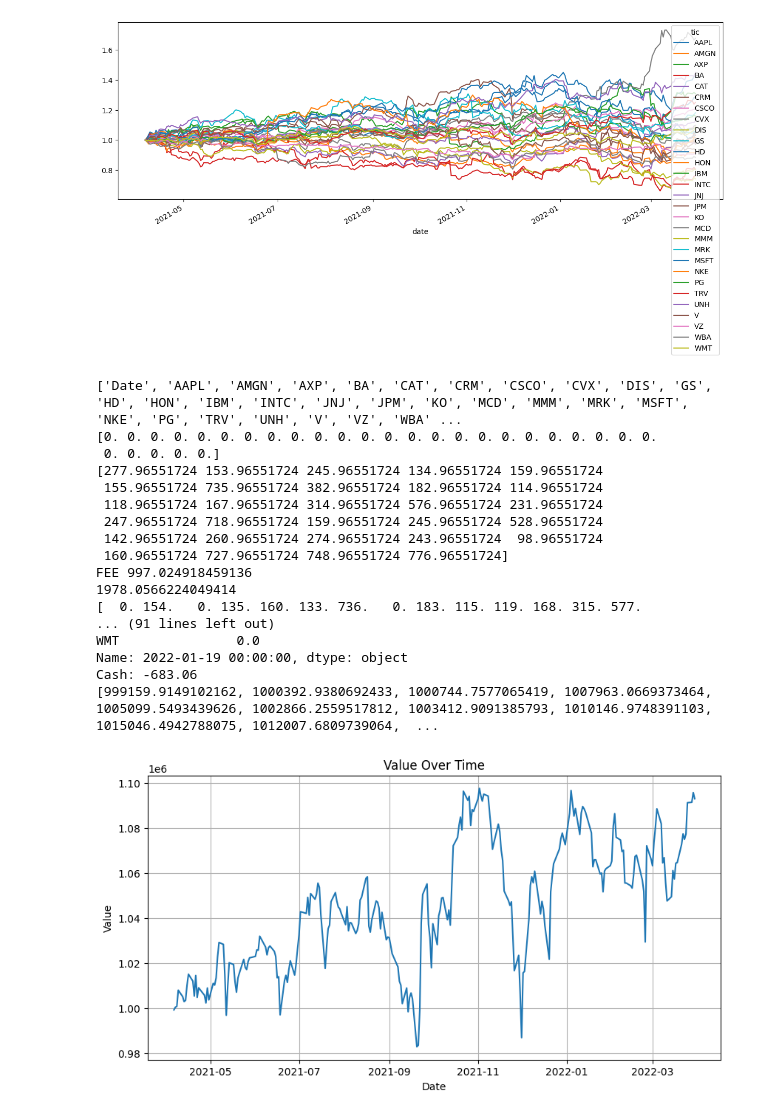
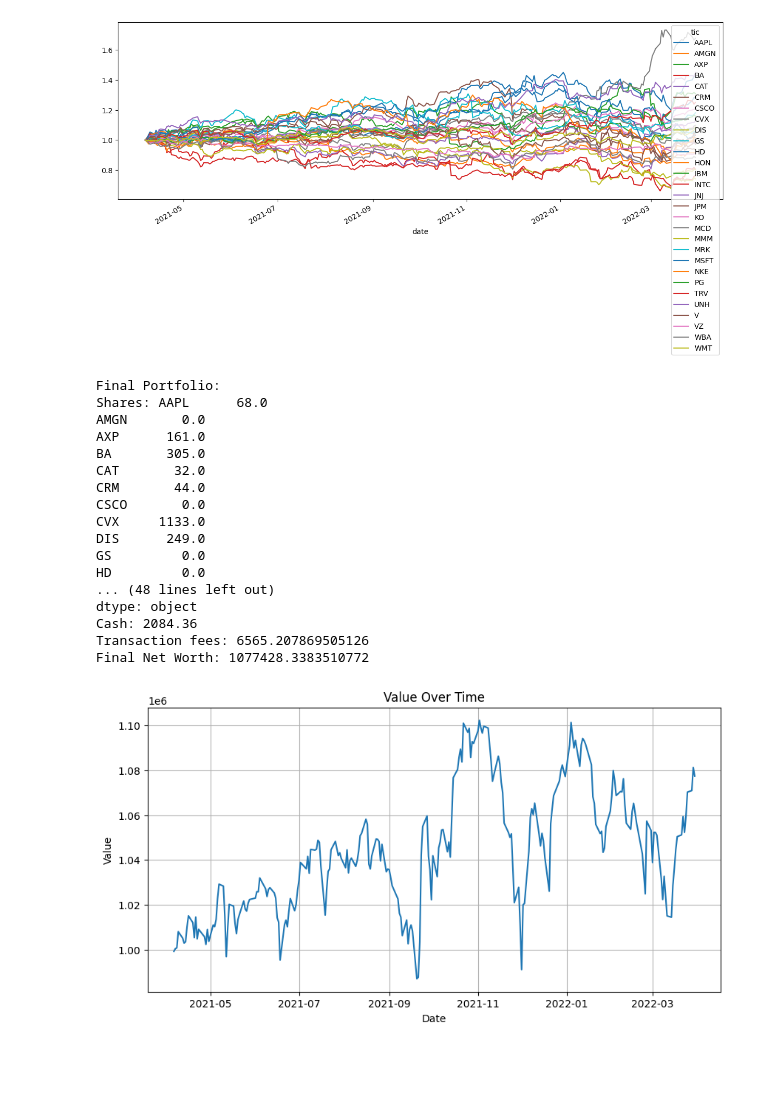
Before and after one commit to flpymonkey/Thesis, a Jupyter notebook: online_shares_olmar.ipynb, the cells around one changed output. Saved outputs shown, nothing was run; the diff lists cells and outputs as text; code cells hidden in the pictures; blank space fills up the shorter version.

```diff
--- a/online_shares_olmar.ipynb
+++ b/online_shares_olmar.ipynb
@@ -122,6 +122,8 @@ dtype: object
 # %%
 import numpy as np
 import pandas as pd
+
+transaction_fees=[]
 
 def calculate_sma(prices, window):
     return prices.rolling(window=window).mean()
@@ -144,7 +146,6 @@ def rebalance_portfolio_olmar(cash, shares, prices, window=10, eps=10):
 
     remaining_cash = cash
 
-    # if (rebalance):
     # Available amount for purchases of each stock, must factor in the transaction cost
     current_wealth = (np.sum(prices.iloc[-1] * shares) + cash) / (1 + transaction_cost)
 
@@ -155,20 +156,32 @@ def rebalance_portfolio_olmar(cash, shares, prices, window=10, eps=10):
 
     sell_shares = np.where(shares_to_change < 0, -shares_to_change, 0)
     buy_shares = np.where(shares_to_change > 0, shares_to_change, 0)
+    sale_amount = (np.sum(sell_shares * prices.iloc[-1]) + np.sum(buy_shares * prices.iloc[-1]))
+    transaction_fee = (np.sum(sell_shares * prices.iloc[-1]) + np.sum(buy_shares * prices.iloc[-1])) * transaction_cost
 
-    print(sell_shares)
+    # Test a shrinkage factor
+    pending_transaction = cash + np.sum(sell_shares * prices.iloc[-1]) - np.sum(buy_shares * prices.iloc[-1]) - transaction_fee
+
+    # We are about to go negative on cash, need to use the shrink factor
+    if (pending_transaction < 0):
+        shrink_factor = (np.sum(prices.iloc[-1] * shares) + cash) / ((1 + transaction_cost) * sale_amount )
+        shares_to_change = np.floor(shares_to_change * shrink_factor)
+
+    # Readjusted to the shrink factor if needed
+    sell_shares = np.where(shares_to_change < 0, -shares_to_change, 0)
+    buy_shares = np.where(shares_to_change > 0, shares_to_change, 0)
+    sale_amount = (np.sum(sell_shares * prices.iloc[-1]) + np.sum(buy_shares * prices.iloc[-1]))
+    transaction_fee = (np.sum(sell_shares * prices.iloc[-1]) + np.sum(buy_shares * prices.iloc[-1])) * transaction_cost
 
     cash += np.sum(sell_shares * prices.iloc[-1])
     cash -= np.sum(buy_shares * prices.iloc[-1])
 
-    transaction_fee = (np.sum(sell_shares * prices.iloc[-1]) + np.sum(buy_shares * prices.iloc[-1])) * transaction_cost
-    shares = target_shares
+    shares = shares + shares_to_change
     remaining_cash = cash - transaction_fee
 
-    print("FEE", transaction_fee)
+    transaction_fees.append(transaction_fee)
 
-    print(remaining_cash)
-    #assert remaining_cash >= 0, "Cash went negative"
+    assert remaining_cash >= 0, "Cash went negative"
 
     return shares, remaining_cash, weights
 
@@ -176,7 +189,6 @@ def rebalance_portfolio_olmar(cash, shares, prices, window=10, eps=10):
 transaction_cost = 0.001
 
 new_column_names = ['Date'] + [f'{col}' for col in pivot_df.columns]
-print(new_column_names)
 
 # Convert to the desired format
 X = pivot_df.reset_index()
@@ -199,52 +211,54 @@ for idx, row in X.iterrows():
 
     # Reset the index as needed
     if (rebalance_i % rebalance_iter == 0):
         portfolio_shares, portfolio_cash, target_weights = rebalance_portfolio_olmar(
         portfolio_cash,
         portfolio_shares,
         X.set_index('Date').iloc[:idx+1],
         window=5,
         eps=10)
 
         rebalance_i = 0
     rebalance_i += 1
 
     asset_wealth = np.sum(portfolio_shares * price_per_share)
     net_worth.append(asset_wealth + portfolio_cash)
 
 print("\nFinal Portfolio:")
 print(f"Shares: {portfolio_shares}")
 print(f"Total of each: {portfolio_shares * price_per_share}")
 print(f"Cash: {portfolio_cash:.2f}")
-print(net_worth)
+print(f"Transaction fees: {np.sum(np.array(transaction_fees))}")
+print(f"Final Net Worth: {net_worth[-1]}")
+
 
 # Plotting the data
 plt.figure(figsize=(10, 5))
 plt.plot(X['Date'], net_worth)
 plt.title('Value Over Time')
 plt.xlabel('Date')
 plt.ylabel('Value')
 plt.grid(True)
 plt.show()
 # %% [output]
-['Date', 'AAPL', 'AMGN', 'AXP', 'BA', 'CAT', 'CRM', 'CSCO', 'CVX', 'DIS', 'GS', 'HD', 'HON', 'IBM', 'INTC', 'JNJ', 'JPM', 'KO', 'MCD', 'MMM', 'MRK', 'MSFT', 'NKE', 'PG', 'TRV', 'UNH', 'V', 'VZ', 'WBA' ...
-[0. 0. 0. 0. 0. 0. 0. 0. 0. 0. 0. 0. 0. 0. 0. 0. 0. 0. 0. 0. 0. 0. 0. 0.
- 0. 0. 0. 0. 0.]
-[277.96551724 153.96551724 245.96551724 134.96551724 159.96551724
- 155.96551724 735.96551724 382.96551724 182.96551724 114.96551724
- 118.96551724 167.96551724 314.96551724 576.96551724 231.96551724
- 247.96551724 718.96551724 159.96551724 245.96551724 528.96551724
- 142.96551724 260.96551724 274.96551724 243.96551724  98.96551724
- 160.96551724 727.96551724 748.96551724 776.96551724]
-FEE 997.024918459136
-1978.0566224049414
-[  0. 154.   0. 135. 160. 133. 736.   0. 183. 115. 119. 168. 315. 577.
-... (91 lines left out)
-WMT               0.0
-Name: 2022-01-19 00:00:00, dtype: object
-Cash: -683.06
-[999159.9149102162, 1000392.9380692433, 1000744.7577065419, 1007963.0669373464, 1005099.5493439626, 1002866.2559517812, 1003412.9091385793, 1010146.9748391103, 1015046.4942788075, 1012007.6809739064,  ...
+Final Portfolio:
+Shares: AAPL      68.0
+AMGN       0.0
+AXP      161.0
+BA       305.0
+CAT       32.0
+CRM       44.0
+CSCO       0.0
+CVX     1133.0
+DIS      249.0
+GS         0.0
+HD         0.0
+... (48 lines left out)
+dtype: object
+Cash: 2084.36
+Transaction fees: 6565.207869505126
+Final Net Worth: 1077428.3383510772
-[figure, old version]
+[figure, new version]
 # %%
 result = pd.DataFrame()
 
```
Also changed, not shown: parts of 2 cells of this notebook, 1 other file.
